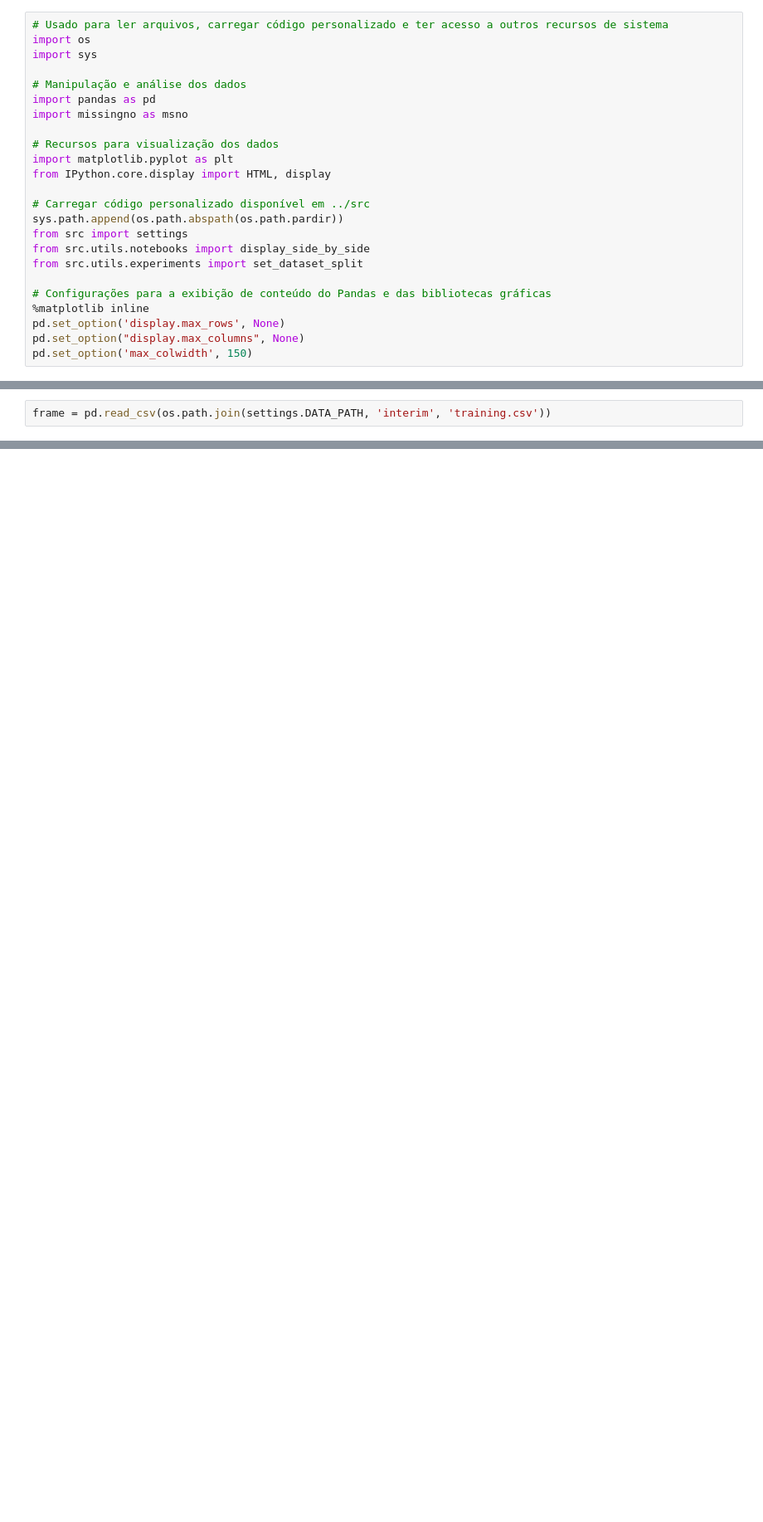
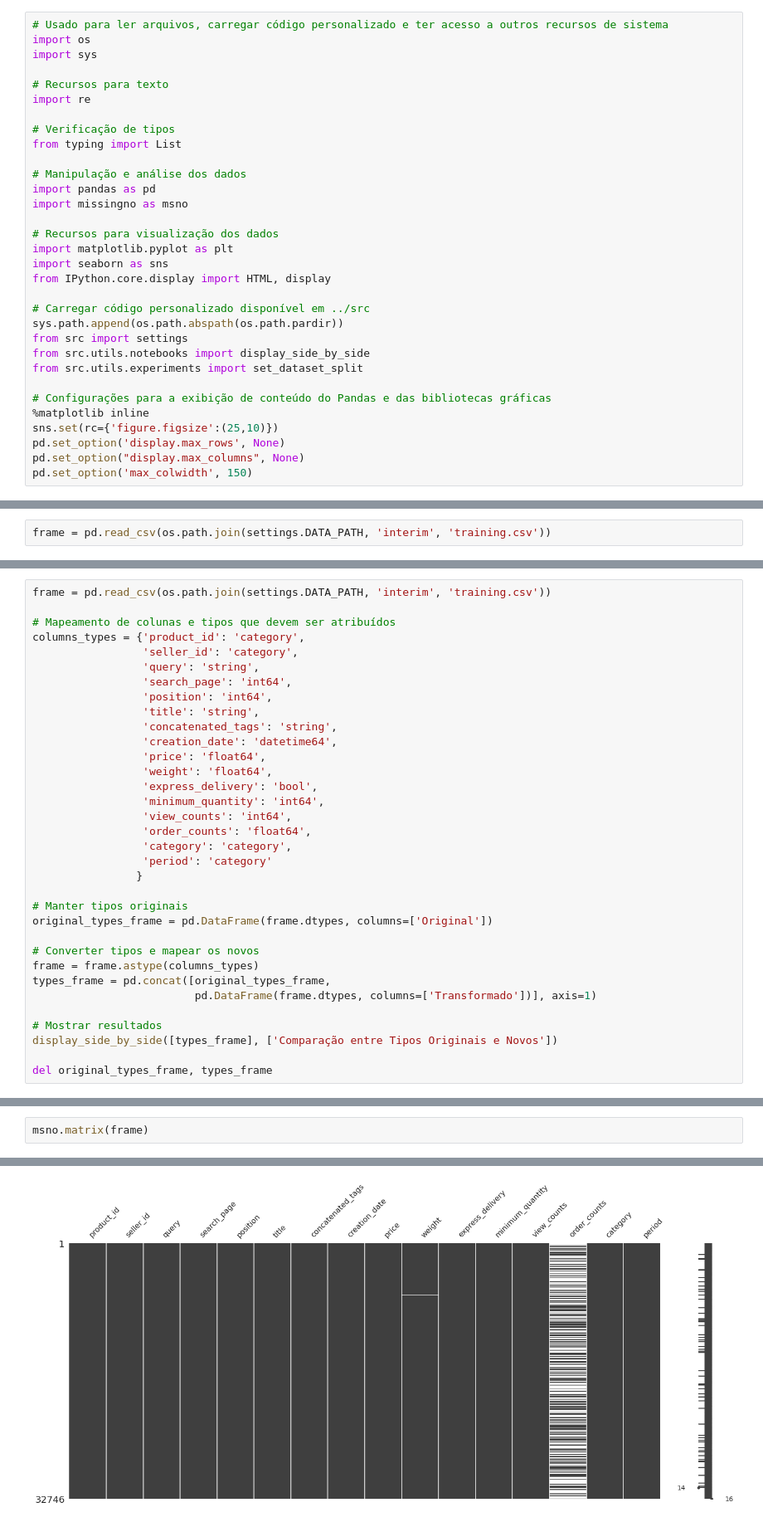
Before and after one commit to brunovilar/desafio-data-science-elo7, a Jupyter notebook: notebooks/02_Analise_Exploratoria.ipynb, the cells around one changed output, grey strips where cells are left out. Shown at 83% size. Cells and saved outputs as stored; diff of their text form; blank space fills up the shorter version.

```diff
--- a/notebooks/02_Analise_Exploratoria.ipynb
+++ b/notebooks/02_Analise_Exploratoria.ipynb
@@ -4,6 +4,12 @@
 # Usado para ler arquivos, carregar código personalizado e ter acesso a outros recursos de sistema
 import os
 import sys
+
+# Recursos para texto
+import re
+
+# Verificação de tipos
+from typing import List
 
 # Manipulação e análise dos dados
 import pandas as pd
@@ -11,6 +17,7 @@ import missingno as msno
 
 # Recursos para visualização dos dados
 import matplotlib.pyplot as plt
+import seaborn as sns
 from IPython.core.display import HTML, display
 
 # Carregar código personalizado disponível em ../src
@@ -21,6 +28,7 @@ from src.utils.experiments import set_dataset_split
 
 # Configurações para a exibição de conteúdo do Pandas e das bibliotecas gráficas
 %matplotlib inline
+sns.set(rc={'figure.figsize':(25,10)})
 pd.set_option('display.max_rows', None)
 pd.set_option("display.max_columns", None)
 pd.set_option('max_colwidth', 150)
@@ -49,0 +129,34 @@ Registros: 32746.
+# %%
+frame = pd.read_csv(os.path.join(settings.DATA_PATH, 'interim', 'training.csv'))
+
+# Mapeamento de colunas e tipos que devem ser atribuídos
+columns_types = {'product_id': 'category',
+                 'seller_id': 'category',
+                 'query': 'string',
+                 'search_page': 'int64',
+                 'position': 'int64',
+                 'title': 'string',
+                 'concatenated_tags': 'string',
+                 'creation_date': 'datetime64',
+                 'price': 'float64',
+                 'weight': 'float64',
+                 'express_delivery': 'bool',
+                 'minimum_quantity': 'int64',
+                 'view_counts': 'int64',
+                 'order_counts': 'float64',
+                 'category': 'category',
+                 'period': 'category'
+                }
+
+# Manter tipos originais
+original_types_frame = pd.DataFrame(frame.dtypes, columns=['Original'])
+
+# Converter tipos e mapear os novos
+frame = frame.astype(columns_types)
+types_frame = pd.concat([original_types_frame,
+                         pd.DataFrame(frame.dtypes, columns=['Transformado'])], axis=1)
+
+# Mostrar resultados
+display_side_by_side([types_frame], ['Comparação entre Tipos Originais e Novos'])
+
+del original_types_frame, types_frame
@@ -49,0 +239,3 @@ Registros: 32746.
+# %%
+msno.matrix(frame)
+# %% [output]
@@ -49,0 +243 @@ Registros: 32746.
+[figure, added]
```
Also changed, not shown: parts of 40 cells of this notebook, 3 other files.
